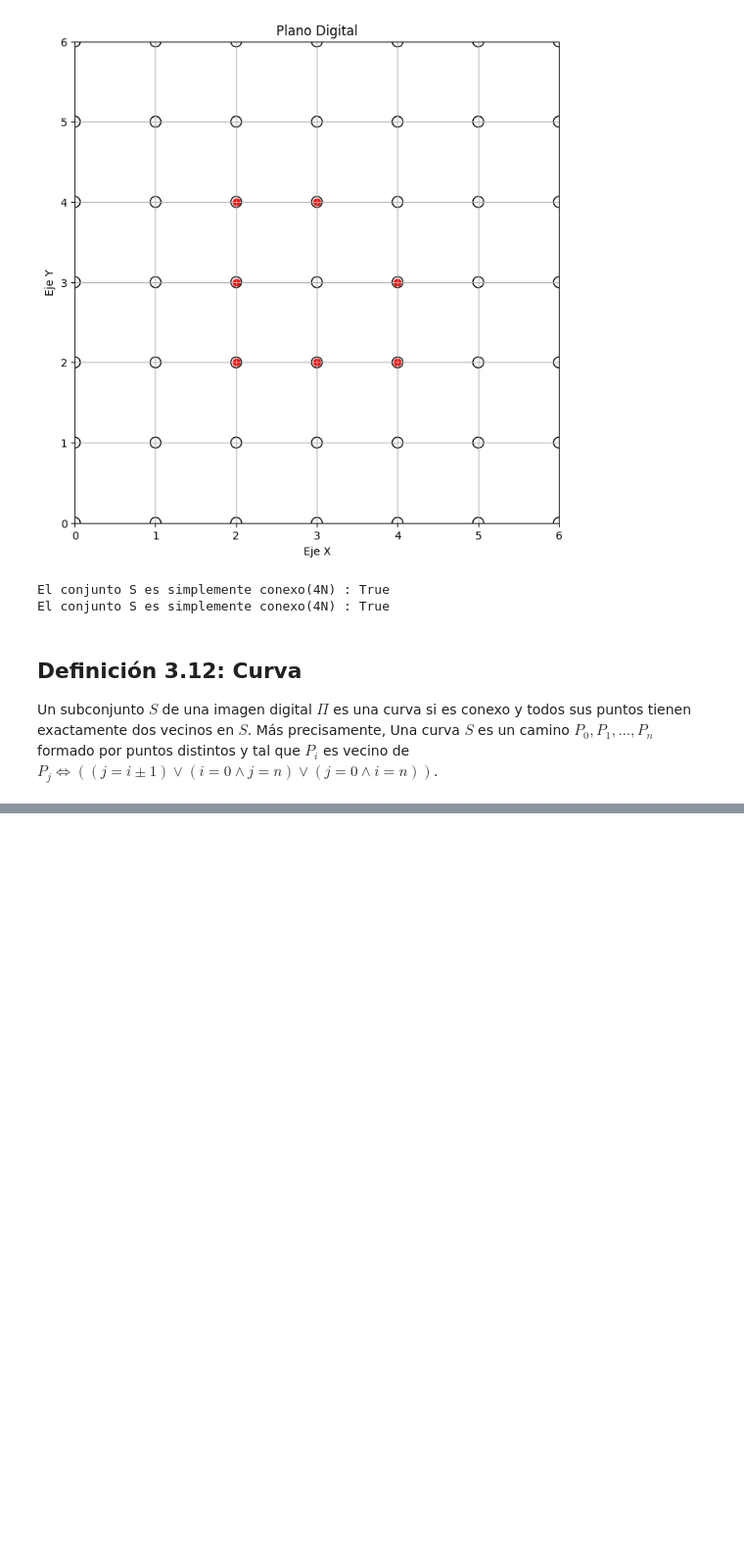
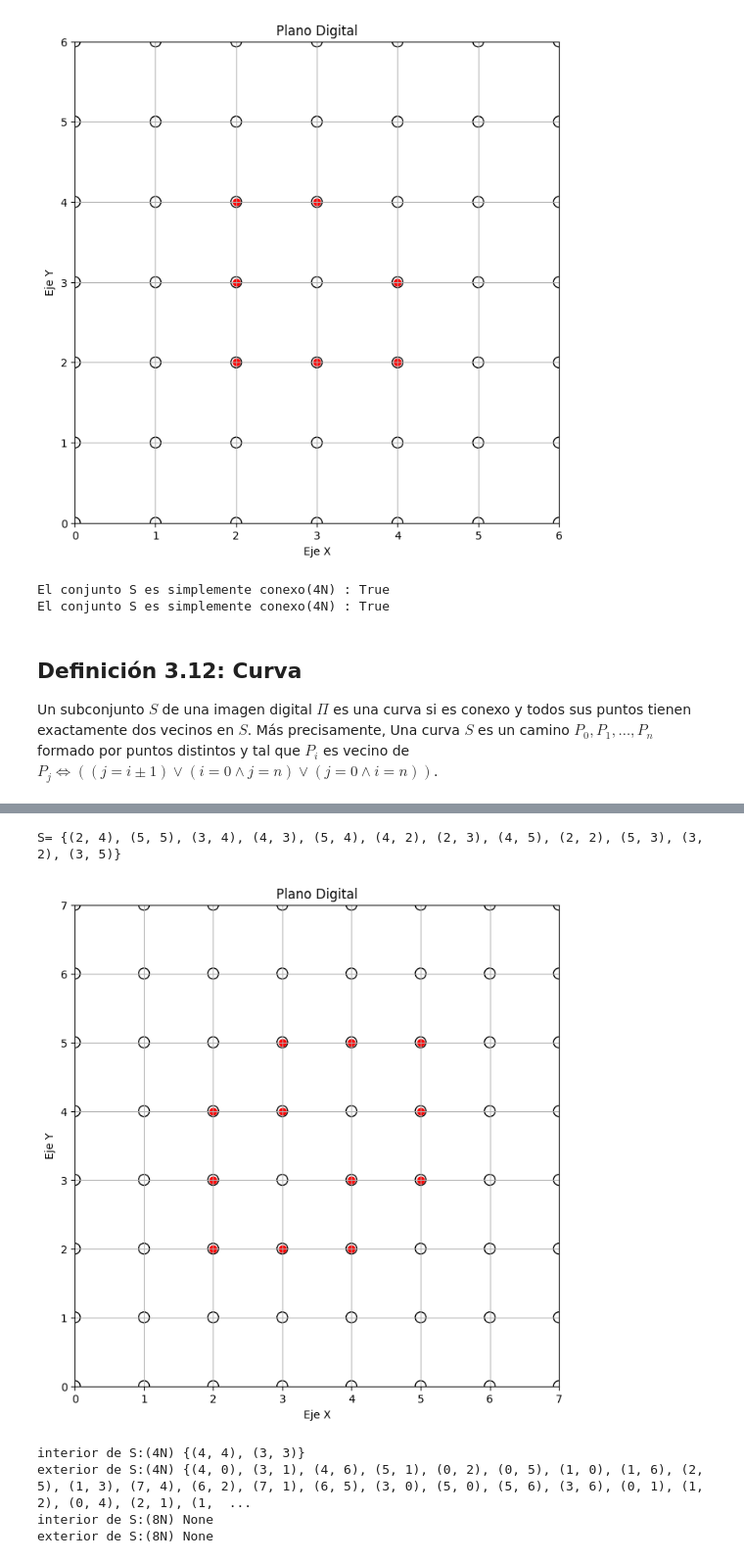
Before and after one commit to inward481/Topologia-digital, a Jupyter notebook: bases datos topologia/TopologiaDigital.ipynb, the cells around one changed output, grey strips where cells are left out. Shown at 98% size. Drawn from its saved outputs; the diff is of its cells as text; code cells hidden in the pictures; blank space fills up the shorter version.

```diff
--- a/bases datos topologia/TopologiaDigital.ipynb
+++ b/bases datos topologia/TopologiaDigital.ipynb
@@ -1125,0 +1209,66 @@ $P_{i}$ es vecino de $P_{j} ⇔ ( ( j = i ± 1 ) ∨ ( i = 0 ∧ j = n) ∨ ( j
+# %%
+def teoremaCurvaJordan_IntExt(conjuntoS, dimensionEspa = (100, 100), tipo = "4N"):
+    conjuntoEspaTopo = conjImgDigital((dimensionEspa[0]+1, dimensionEspa[1]+1))
+    complementS = complement(conjuntoS, conjuntoEspaTopo)
+    if es_curva(conjuntoS, tipo):
+
+        if tipo == "4N" and es_conexo(complementS, "8N"):
+            return None, None
+
+        if tipo == "8N" and es_conexo(complementS, "4N"):
+            return None, None
+
+        bordeEspaTopo = borde(dimensionEspa)
+
+        if tipo == "4N":
+            componentes = componentes_conexas(complementS, "8N")
+            if bordeEspaTopo.issubset(componentes[-1]):
+                exterior = componentes[-1]
+                componentes.remove(exterior)
+                interior = componentes[-1]
+                return exterior, interior
+            else:
+                interior = componentes[-1]
+                componentes.remove(interior)
+                exterior = componentes[-1]
+                return exterior, interior
+        else:
+            componentes = componentes_conexas(complementS, "4N")
+            if bordeEspaTopo.issubset(componentes[-1]):
+                exterior = componentes[-1]
+                componentes.remove(exterior)
+                interior = componentes[-1]
+                return  exterior, interior
+            else:
+                interior = componentes[-1]
+                componentes.remove(interior)
+                exterior = componentes[-1]
+                return exterior, interior
+    else:
+        return None, None
+
+
+if __name__ == "__main__":
+    #Sea la siguiente curva
+    S = {(2,2), (3,2), (4,2), (4,3), (5,3), (5,4), (5,5), (4,5), (3,5), (3,4),(2,4), (2,3)}
+    #S = {(4,2), (3,3), (4,4), (5,3)}
+    #S = {(2,3), (2,2), (3,2)}
+    #proveniente de una imagen digital de 6 x 7 píxeles
+    dimension = (6,7)
+    print("S=",S)
+    graficarPlanoDigital(S)
+    exteriorS, interiorS = teoremaCurvaJordan_IntExt(S, dimension, "4N")
+    print("interior de S:(4N)", interiorS)
+    print("exterior de S:(4N)", exteriorS)
+
+    #===================================
+    exteriorS, interiorS = teoremaCurvaJordan_IntExt(S, dimension, "8N")
+    print("interior de S:(8N)", interiorS)
+    print("exterior de S:(8N)", exteriorS)
+# %% [output]
+S= {(2, 4), (5, 5), (3, 4), (4, 3), (5, 4), (4, 2), (2, 3), (4, 5), (2, 2), (5, 3), (3, 2), (3, 5)}
+[figure, added]
+interior de S:(4N) {(4, 4), (3, 3)}
+exterior de S:(4N) {(4, 0), (3, 1), (4, 6), (5, 1), (0, 2), (0, 5), (1, 0), (1, 6), (2, 5), (1, 3), (7, 4), (6, 2), (7, 1), (6, 5), (3, 0), (5, 0), (5, 6), (3, 6), (0, 1), (1, 2), (0, 4), (2, 1), (1,  ...
+interior de S:(8N) None
+exterior de S:(8N) None
```
Also changed, not shown: parts of 18 cells of this notebook, 13 other files.
